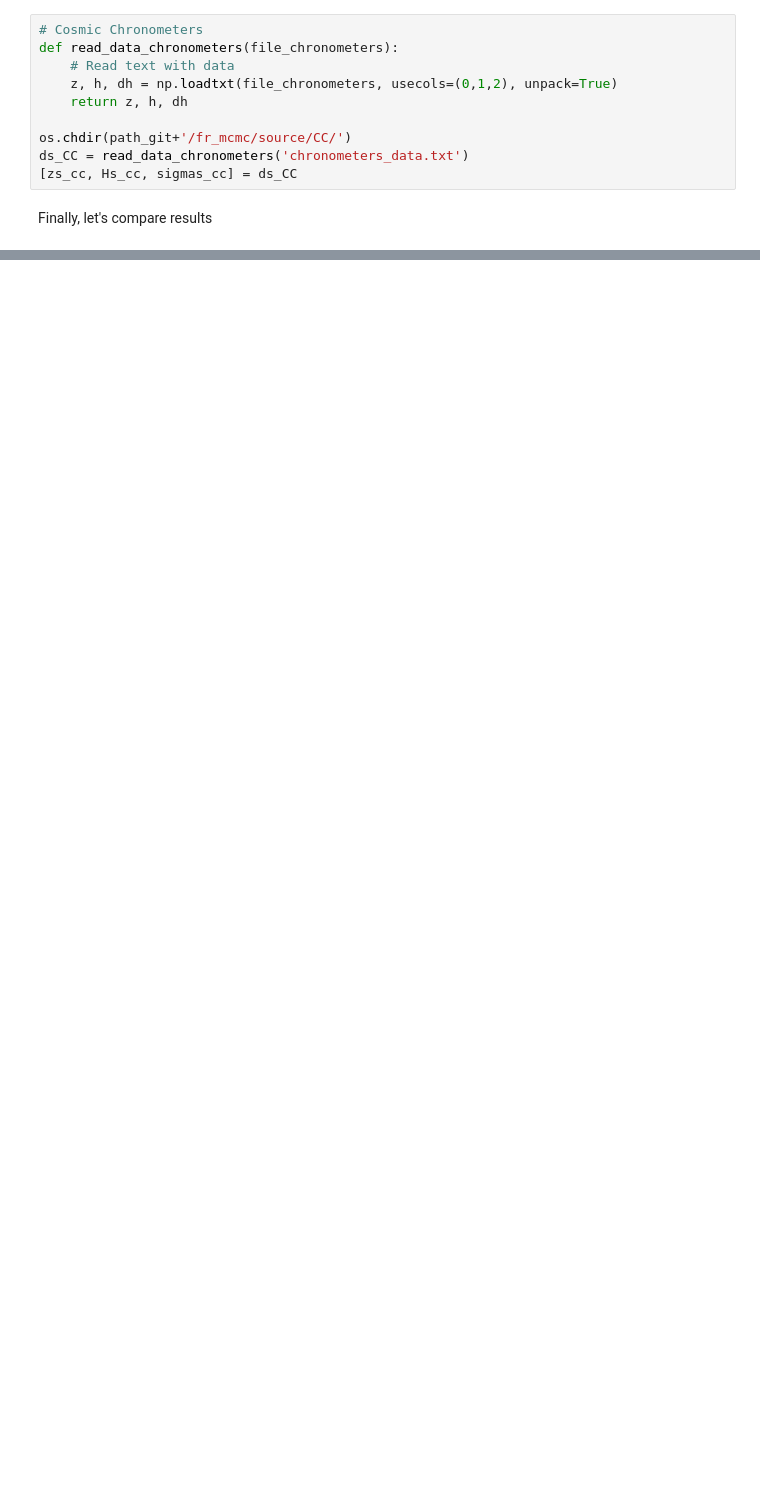
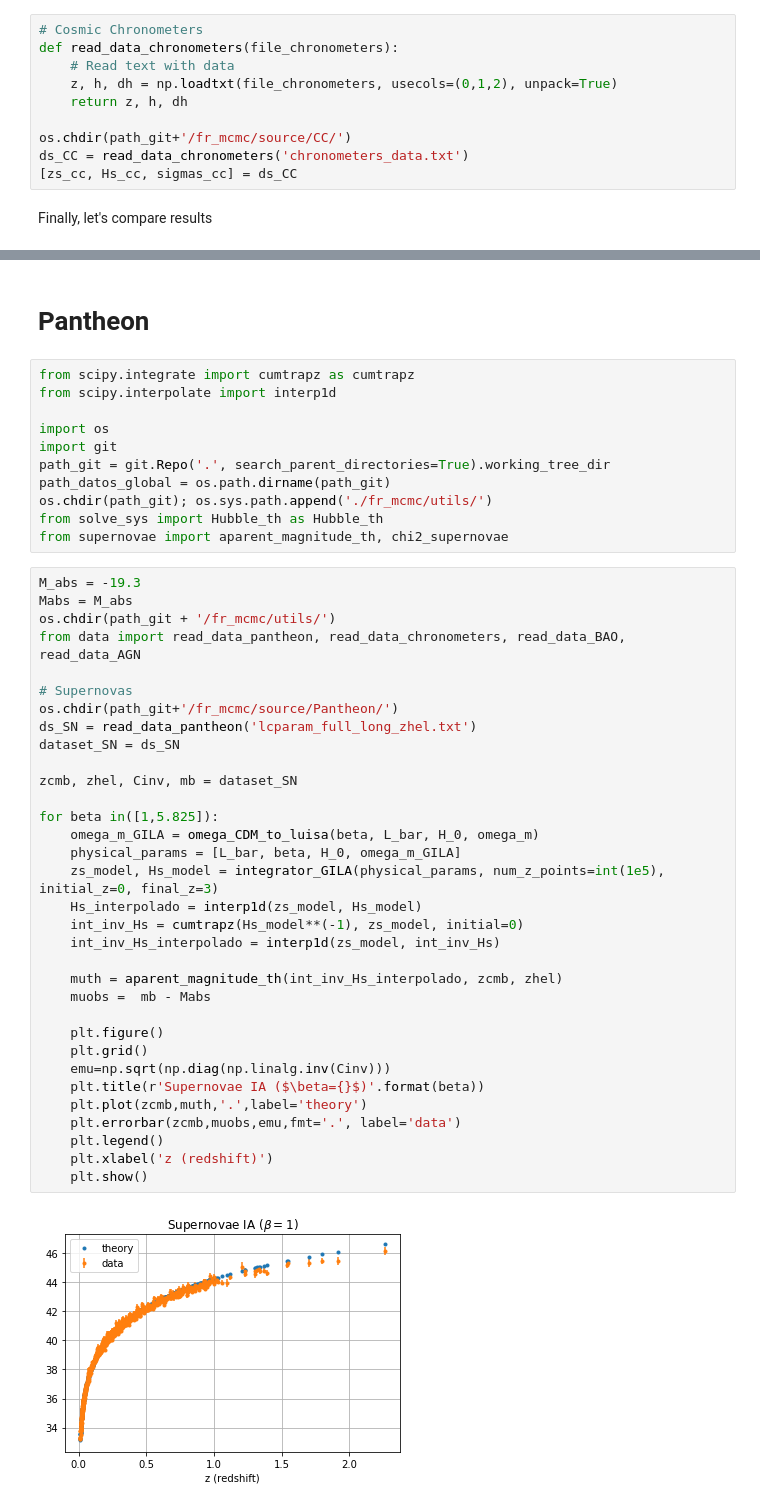
Before and after one commit to matiasleize/GC_MCMC, a Jupyter notebook: fr_mcmc/utils/test_integration_beta_case.ipynb, the cells around one changed output, grey strips where cells are left out. Drawn from its saved outputs; the diff is of its cells as text; blank space fills up the shorter version.

```diff
--- a/fr_mcmc/utils/test_integration_beta_case.ipynb
+++ b/fr_mcmc/utils/test_integration_beta_case.ipynb
@@ -396,0 +320,48 @@ plt.show()
+# %% [markdown]
+# Pantheon
+# %%
+from scipy.integrate import cumtrapz as cumtrapz
+from scipy.interpolate import interp1d
+
+import os
+import git
+path_git = git.Repo('.', search_parent_directories=True).working_tree_dir
+path_datos_global = os.path.dirname(path_git)
+os.chdir(path_git); os.sys.path.append('./fr_mcmc/utils/')
+from solve_sys import Hubble_th as Hubble_th
+from supernovae import aparent_magnitude_th, chi2_supernovae
+# %%
+M_abs = -19.3
+Mabs = M_abs
+os.chdir(path_git + '/fr_mcmc/utils/')
+from data import read_data_pantheon, read_data_chronometers, read_data_BAO, read_data_AGN
+
+# Supernovas
+os.chdir(path_git+'/fr_mcmc/source/Pantheon/')
+ds_SN = read_data_pantheon('lcparam_full_long_zhel.txt')
+dataset_SN = ds_SN
+
+zcmb, zhel, Cinv, mb = dataset_SN
+
+for beta in([1,5.825]):
+    omega_m_GILA = omega_CDM_to_luisa(beta, L_bar, H_0, omega_m)
+    physical_params = [L_bar, beta, H_0, omega_m_GILA]
+    zs_model, Hs_model = integrator_GILA(physical_params, num_z_points=int(1e5), initial_z=0, final_z=3)
+    Hs_interpolado = interp1d(zs_model, Hs_model)
+    int_inv_Hs = cumtrapz(Hs_model**(-1), zs_model, initial=0)
+    int_inv_Hs_interpolado = interp1d(zs_model, int_inv_Hs)
+
+    muth = aparent_magnitude_th(int_inv_Hs_interpolado, zcmb, zhel)
+    muobs =  mb - Mabs
+
+    plt.figure()
+    plt.grid()
+    emu=np.sqrt(np.diag(np.linalg.inv(Cinv)))
+    plt.title(r'Supernovae IA ($\beta={}$)'.format(beta))
+    plt.plot(zcmb,muth,'.',label='theory')
+    plt.errorbar(zcmb,muobs,emu,fmt='.', label='data')
+    plt.legend()
+    plt.xlabel('z (redshift)')
+    plt.show()
+# %% [output]
+[figure, added]
```
Also changed, not shown: parts of 11 cells of this notebook, 5 other files.
